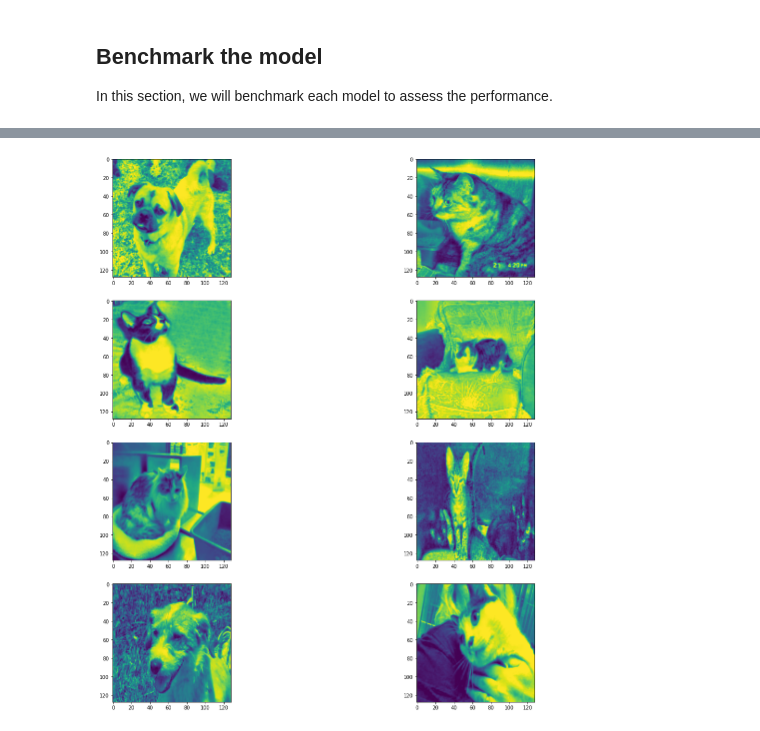
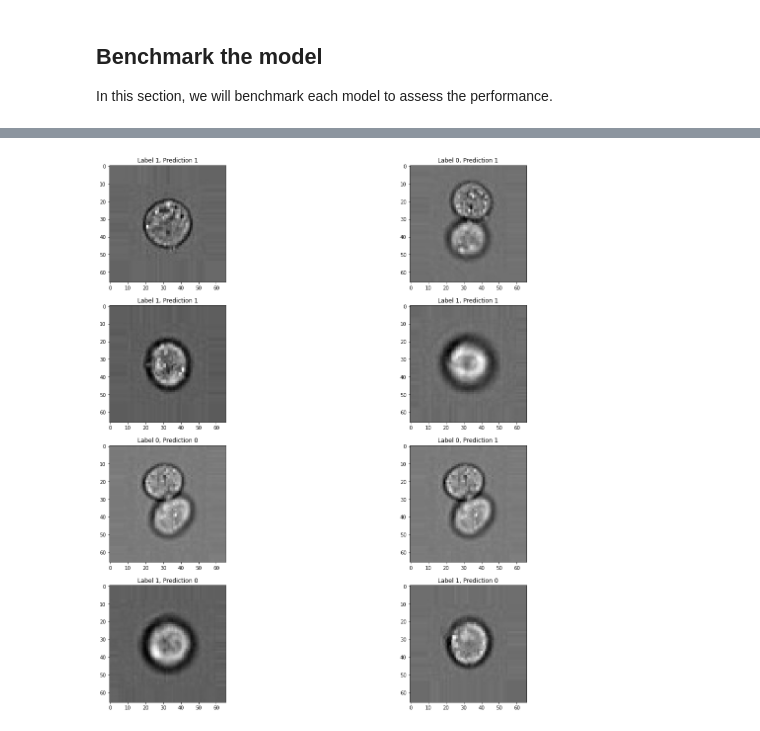
Before and after one commit to dlmbl/intro_ml, a Jupyter notebook: exercise-1.ipynb, the cells around one changed output, grey strips where cells are left out. Saved outputs shown, nothing was run; the diff lists cells and outputs as text; code cells hidden in the pictures.

Commit message:
Update tensorflow linear classifier for new dataset

```diff
--- a/exercise-1.ipynb
+++ b/exercise-1.ipynb
@@ -253,0 +260,8 @@ for split, data in unbalanced.items():
+# %%
+balanced = {}
+for split, data in unbalanced.items():
+    xx, yy = balance_classes(data['X'], data['y'])
+
+    # Save into the new dictionary
+    balanced[split] = {'X': xx, 'y': yy}
+    print(split, xx.shape, yy.shape)
@@ -545,10 +571,3 @@ from tensorflow.keras.utils import plot_model
 # %% [markdown]
 ## Create dataset object
 TensorFlow uses Dataset objects to feed data into the training pipeline. These objects were covered in more detail in the TensorFlow Dataset notebook. In this section, we will make a class that builds a dataset object and applies random augmentation operation (e.g. rotation, flipping, scaling).
-# %%
-# Load data from the downloaded npz file
-with np.load('cats-and-dogs-bw.npz') as f:
-    X = f['X']
-    y = f['y']
-
-print(X.shape, y.shape)
@@ -564,7 +581,7 @@ class DatasetBuilder(object):
                  rotation_range=180,
                  scale_range=(0.75, 1.25)):
         self.X = X
-        self.y = tf.keras.utils.to_categorical(y)
+        self.y = y
 
         self.batch_size = batch_size
         self.rotation_range = np.float(rotation_range)
@@ -588,6 +605,16 @@ class DatasetBuilder(object):
         X_train, X_temp, y_train, y_temp = sklearn.model_selection.train_test_split(self.X, self.y, train_size=0.8)
         X_val, X_test, y_val, y_test = sklearn.model_selection.train_test_split(X_temp, y_temp, train_size=0.5)
 
+        # Balance classes in each split
+        X_train, y_train = balance_classes(X_train, y_train)
+        X_test, y_test = balance_classes(X_test, y_test)
+        X_val, y_val = balance_classes(X_val, y_val)
+
+        # Convert y data to categorical
+        y_train = tf.keras.utils.to_categorical(y_train)
+        y_test = tf.keras.utils.to_categorical(y_test)
+        y_val = tf.keras.utils.to_categorical(y_val)
+
         train_dataset = tf.data.Dataset.from_tensor_slices((X_train, y_train))
         val_dataset = tf.data.Dataset.from_tensor_slices((X_val, y_val))
         test_dataset = tf.data.Dataset.from_tensor_slices((X_test, y_test))
@@ -607,0 +625,7 @@ AttributeError: 'NpzFile' object has no attribute 'zip'
+# %%
+X, y = extract_classes(X_data, y_data, [3, 5])
+y[y == 3] = 0
+y[y == 5] = 1
+
+with tf.device('CPU:0'):
+    db = DatasetBuilder(X, y, batch_size=64)
@@ -725,5 +752,6 @@ for i in range(8):
     y_pred_linear = linear_classifier.predict(X_sample)
 
     # Display results
-    axes.flatten()[i].imshow(X_sample[0])
+    axes.flatten()[i].imshow(X_sample[0], cmap='gray')
+    axes.flatten()[i].set_title('Label ' + str(np.argmax(y_test[i])) +', Prediction ' + str(y_pred[i]))
 # %% [output]
@@ -730,4 +766,4 @@ for i in range(8):
-[figure, old version]
+[figure, new version]
 # %%
 # Generate predictions
 test_list = list(db.test_dataset.as_numpy_iterator())
```
Also changed, not shown: parts of 20 cells of this notebook.
